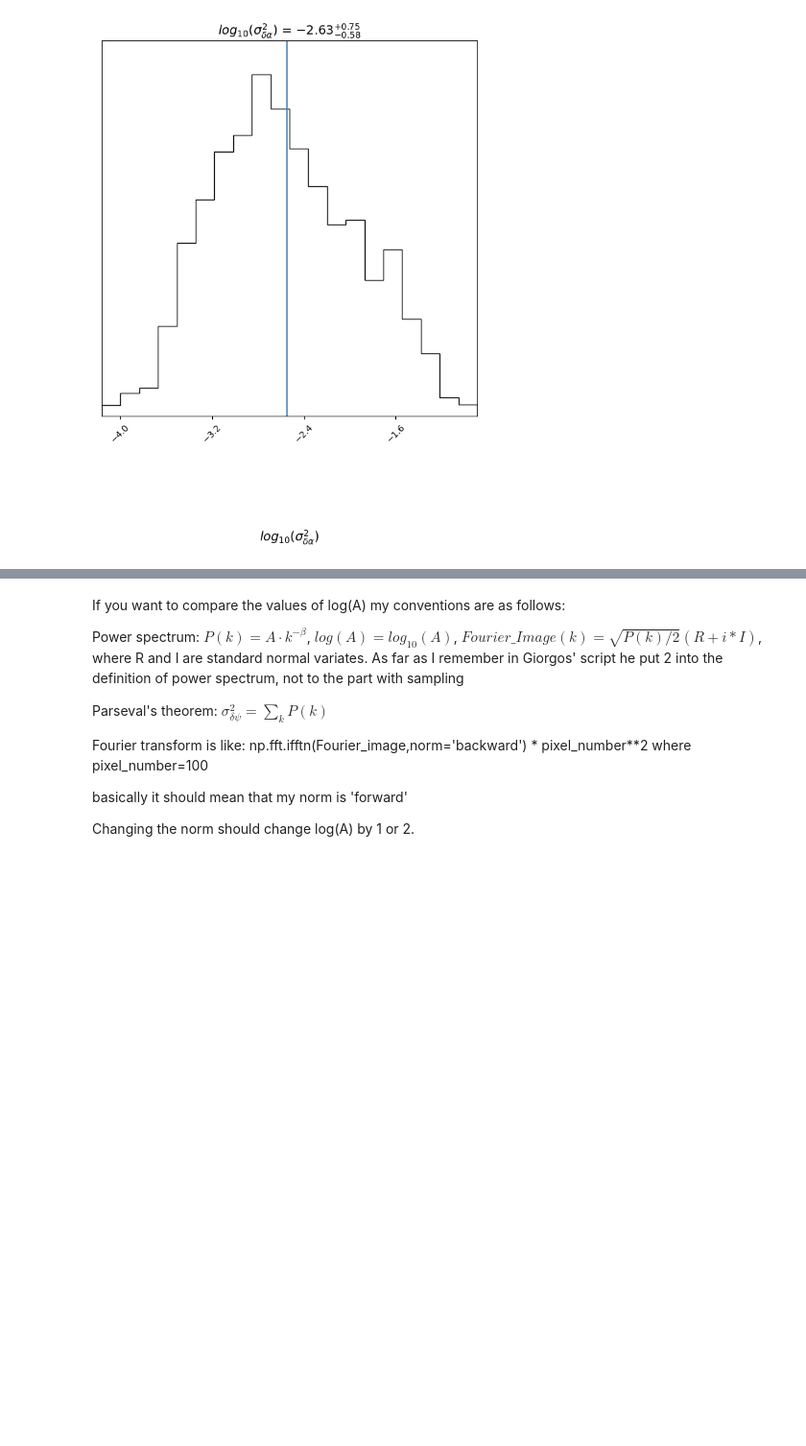
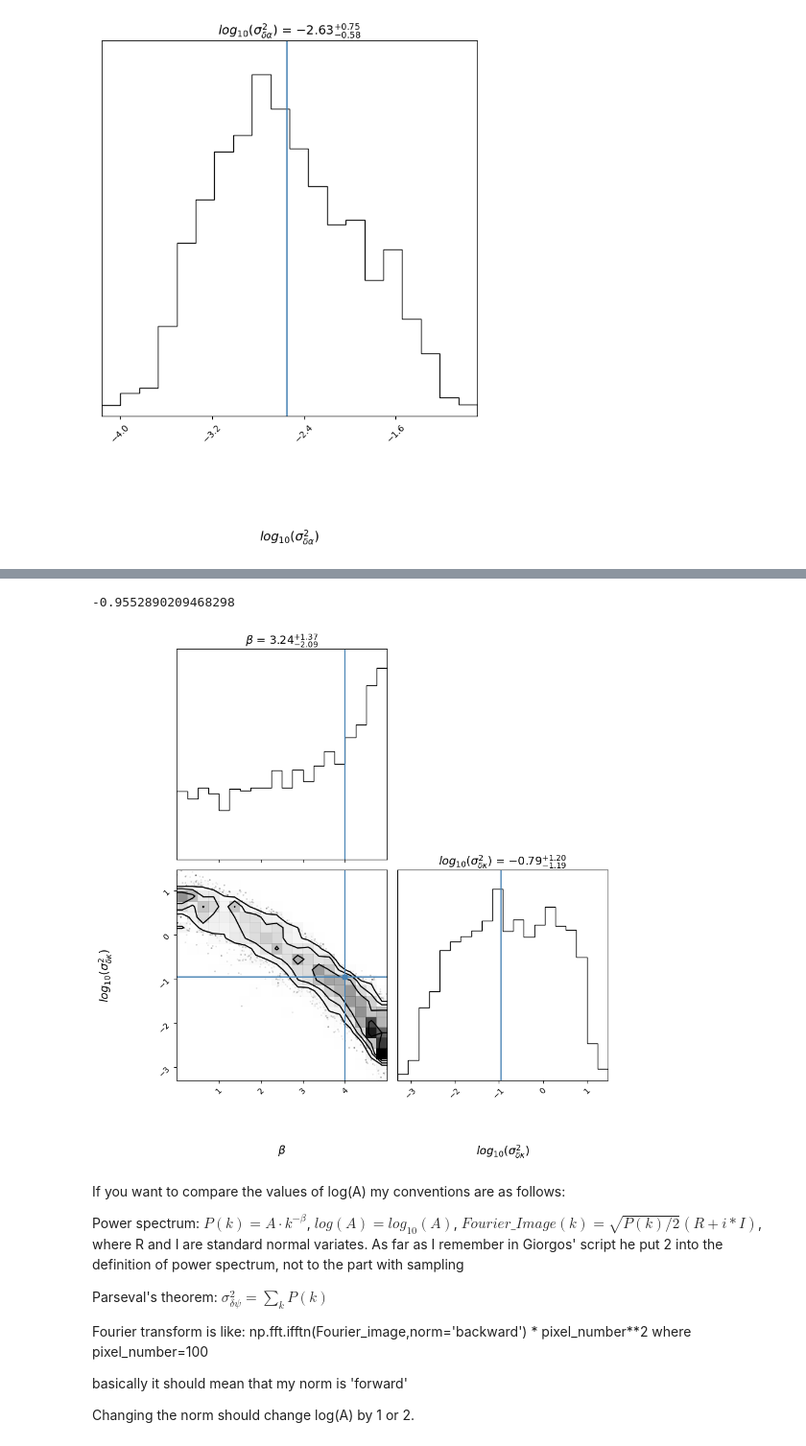
Before and after one commit to Herculens/herculens, a Jupyter notebook: GRF_perturbations/Notebooks/test_Aymeric's_data.ipynb, the cells around one changed output, grey strips where cells are left out. Shown at 96% size. Cells and saved outputs as stored; diff of their text form; code cells hidden in the pictures; blank space fills up the shorter version.

```diff
--- a/GRF_perturbations/Notebooks/test_Aymeric's_data.ipynb
+++ b/GRF_perturbations/Notebooks/test_Aymeric's_data.ipynb
@@ -667,3 +680,22 @@ plt.show()
+# %%
+convergence_chain=np.array([GRF_class.field_variance(sample,field='kappa') for sample in chain])
+# %%
+np.log10(GRF_class.field_variance([-7.4,4.],field='kappa'))
+# %% [output]
+-0.9552890209468298
+# %%
+conv_Beta_chain=np.zeros_like(chain)
+conv_Beta_chain[:,0]=np.log10(convergence_chain)
+conv_Beta_chain[:,1]=chain[:,1]
+# %%
+import corner
+plt.style.use('default')
+fig = plt.figure(figsize=(10, 10),facecolor='white')
+fig = corner.corner(conv_Beta_chain[300:,::-1], show_titles=True, labels=[r'$\beta$',r'$log_{10}(\sigma^2_{\delta \kappa})$'],
+                    fig=fig, title_kwargs={'fontsize': 14}, label_kwargs={'fontsize': 14},truths=[4.,-0.955])
+plt.show()
+# %% [output]
+[figure, added]
 # %% [markdown]
 If you want to compare the values of log(A) my conventions are as follows:
 
```
Also changed, not shown: parts of 2 cells of this notebook.
